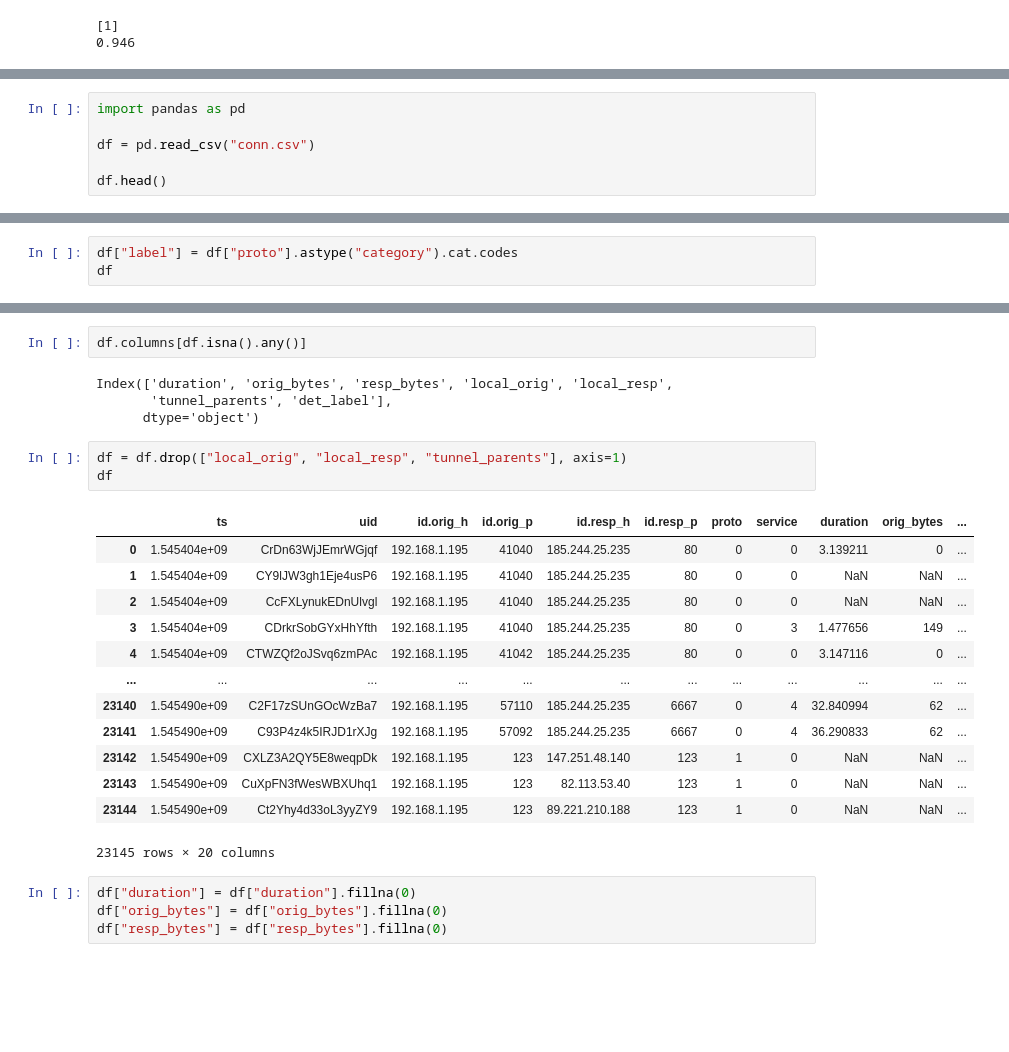
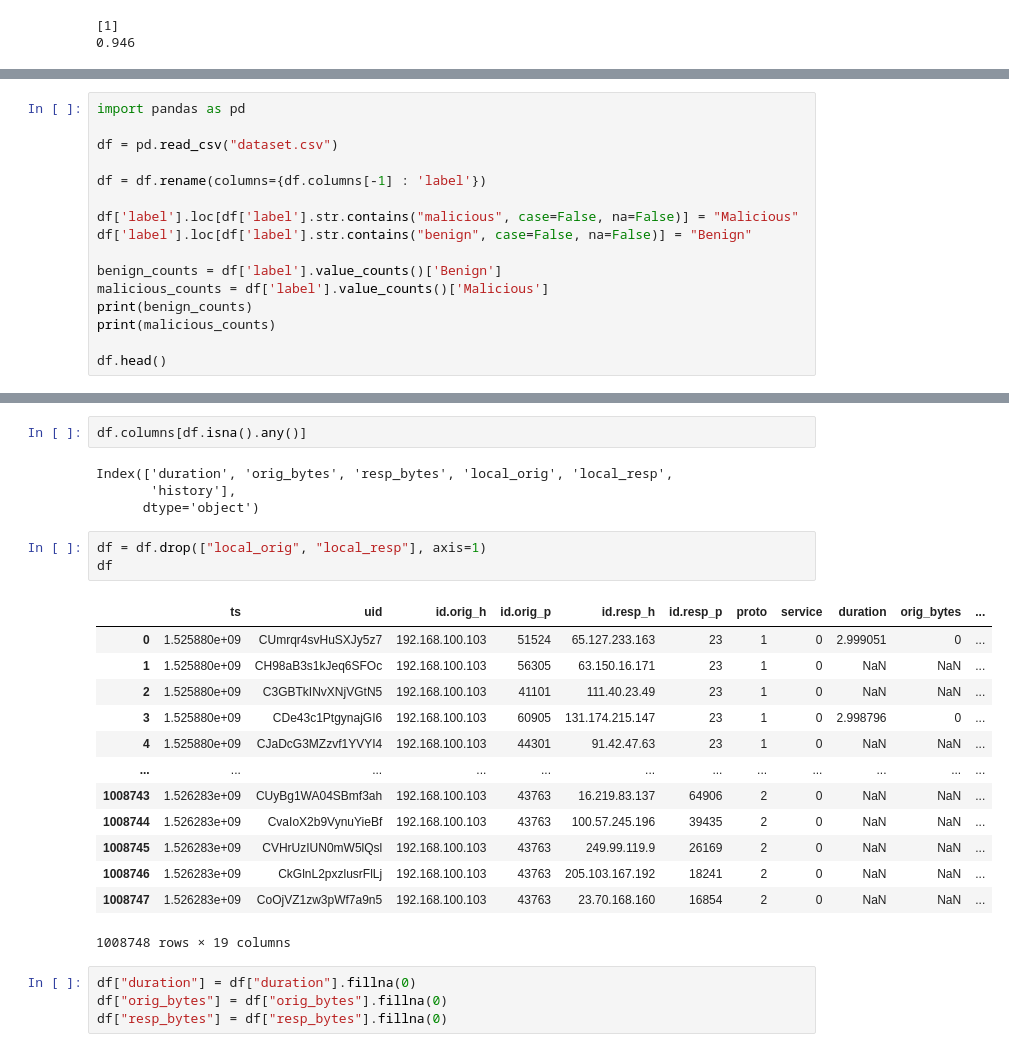
Before and after one commit to abhay-rag/ECE5565-network-traffic-classification, a Jupyter notebook: model.ipynb, the cells around one changed output, grey strips where cells are left out. Saved outputs shown, nothing was run; the diff lists cells and outputs as text; blank space fills up the shorter version.

```diff
--- a/model.ipynb
+++ b/model.ipynb
@@ -25,7 +39,17 @@ print(clf.score(X,y))
 # %%
 import pandas as pd
 
-df = pd.read_csv("conn.csv")
+df = pd.read_csv("dataset.csv")
+
+df = df.rename(columns={df.columns[-1] : 'label'})
+
+df['label'].loc[df['label'].str.contains("malicious", case=False, na=False)] = "Malicious"
+df['label'].loc[df['label'].str.contains("benign", case=False, na=False)] = "Benign"
+
+benign_counts = df['label'].value_counts()['Benign']
+malicious_counts = df['label'].value_counts()['Malicious']
+print(benign_counts)
+print(malicious_counts)
 
 df.head()
 # %% [output]
@@ -66,3 +99,0 @@ df.head()
-# %%
-df["label"] = df["proto"].astype("category").cat.codes
-df
@@ -146,25 +152,25 @@ df
 df.columns[df.isna().any()]
 # %% [output]
 Index(['duration', 'orig_bytes', 'resp_bytes', 'local_orig', 'local_resp',
-       'tunnel_parents', 'det_label'],
+       'history'],
       dtype='object')
 # %%
-df = df.drop(["local_orig", "local_resp", "tunnel_parents"], axis=1)
+df = df.drop(["local_orig", "local_resp"], axis=1)
 df
 # %% [output]
 |  | ts | uid | id.orig_h | id.orig_p | id.resp_h | id.resp_p | proto | service | duration | orig_bytes | ... |
-| 0 | 1.545404e+09 | CrDn63WjJEmrWGjqf | 192.168.1.195 | 41040 | 185.244.25.235 | 80 | 0 | 0 | 3.139211 | 0 | ... |
-| 1 | 1.545404e+09 | CY9lJW3gh1Eje4usP6 | 192.168.1.195 | 41040 | 185.244.25.235 | 80 | 0 | 0 | NaN | NaN | ... |
-| 2 | 1.545404e+09 | CcFXLynukEDnUlvgl | 192.168.1.195 | 41040 | 185.244.25.235 | 80 | 0 | 0 | NaN | NaN | ... |
-| 3 | 1.545404e+09 | CDrkrSobGYxHhYfth | 192.168.1.195 | 41040 | 185.244.25.235 | 80 | 0 | 3 | 1.477656 | 149 | ... |
-| 4 | 1.545404e+09 | CTWZQf2oJSvq6zmPAc | 192.168.1.195 | 41042 | 185.244.25.235 | 80 | 0 | 0 | 3.147116 | 0 | ... |
+| 0 | 1.525880e+09 | CUmrqr4svHuSXJy5z7 | 192.168.100.103 | 51524 | 65.127.233.163 | 23 | 1 | 0 | 2.999051 | 0 | ... |
+| 1 | 1.525880e+09 | CH98aB3s1kJeq6SFOc | 192.168.100.103 | 56305 | 63.150.16.171 | 23 | 1 | 0 | NaN | NaN | ... |
+| 2 | 1.525880e+09 | C3GBTkINvXNjVGtN5 | 192.168.100.103 | 41101 | 111.40.23.49 | 23 | 1 | 0 | NaN | NaN | ... |
+| 3 | 1.525880e+09 | CDe43c1PtgynajGI6 | 192.168.100.103 | 60905 | 131.174.215.147 | 23 | 1 | 0 | 2.998796 | 0 | ... |
+| 4 | 1.525880e+09 | CJaDcG3MZzvf1YVYI4 | 192.168.100.103 | 44301 | 91.42.47.63 | 23 | 1 | 0 | NaN | NaN | ... |
 | ... | ... | ... | ... | ... | ... | ... | ... | ... | ... | ... | ... |
-| 23140 | 1.545490e+09 | C2F17zSUnGOcWzBa7 | 192.168.1.195 | 57110 | 185.244.25.235 | 6667 | 0 | 4 | 32.840994 | 62 | ... |
-| 23141 | 1.545490e+09 | C93P4z4k5IRJD1rXJg | 192.168.1.195 | 57092 | 185.244.25.235 | 6667 | 0 | 4 | 36.290833 | 62 | ... |
-| 23142 | 1.545490e+09 | CXLZ3A2QY5E8weqpDk | 192.168.1.195 | 123 | 147.251.48.140 | 123 | 1 | 0 | NaN | NaN | ... |
-| 23143 | 1.545490e+09 | CuXpFN3fWesWBXUhq1 | 192.168.1.195 | 123 | 82.113.53.40 | 123 | 1 | 0 | NaN | NaN | ... |
-| 23144 | 1.545490e+09 | Ct2Yhy4d33oL3yyZY9 | 192.168.1.195 | 123 | 89.221.210.188 | 123 | 1 | 0 | NaN | NaN | ... |
+| 1008743 | 1.526283e+09 | CUyBg1WA04SBmf3ah | 192.168.100.103 | 43763 | 16.219.83.137 | 64906 | 2 | 0 | NaN | NaN | ... |
+| 1008744 | 1.526283e+09 | CvaIoX2b9VynuYieBf | 192.168.100.103 | 43763 | 100.57.245.196 | 39435 | 2 | 0 | NaN | NaN | ... |
+| 1008745 | 1.526283e+09 | CVHrUzIUN0mW5lQsl | 192.168.100.103 | 43763 | 249.99.119.9 | 26169 | 2 | 0 | NaN | NaN | ... |
+| 1008746 | 1.526283e+09 | CkGlnL2pxzlusrFlLj | 192.168.100.103 | 43763 | 205.103.167.192 | 18241 | 2 | 0 | NaN | NaN | ... |
+| 1008747 | 1.526283e+09 | CoOjVZ1zw3pWf7a9n5 | 192.168.100.103 | 43763 | 23.70.168.160 | 16854 | 2 | 0 | NaN | NaN | ... |
-23145 rows × 20 columns
+1008748 rows × 19 columns
 # %%
 df["duration"] = df["duration"].fillna(0)
 df["orig_bytes"] = df["orig_bytes"].fillna(0)
```
Also changed, not shown: parts of 13 cells of this notebook.
